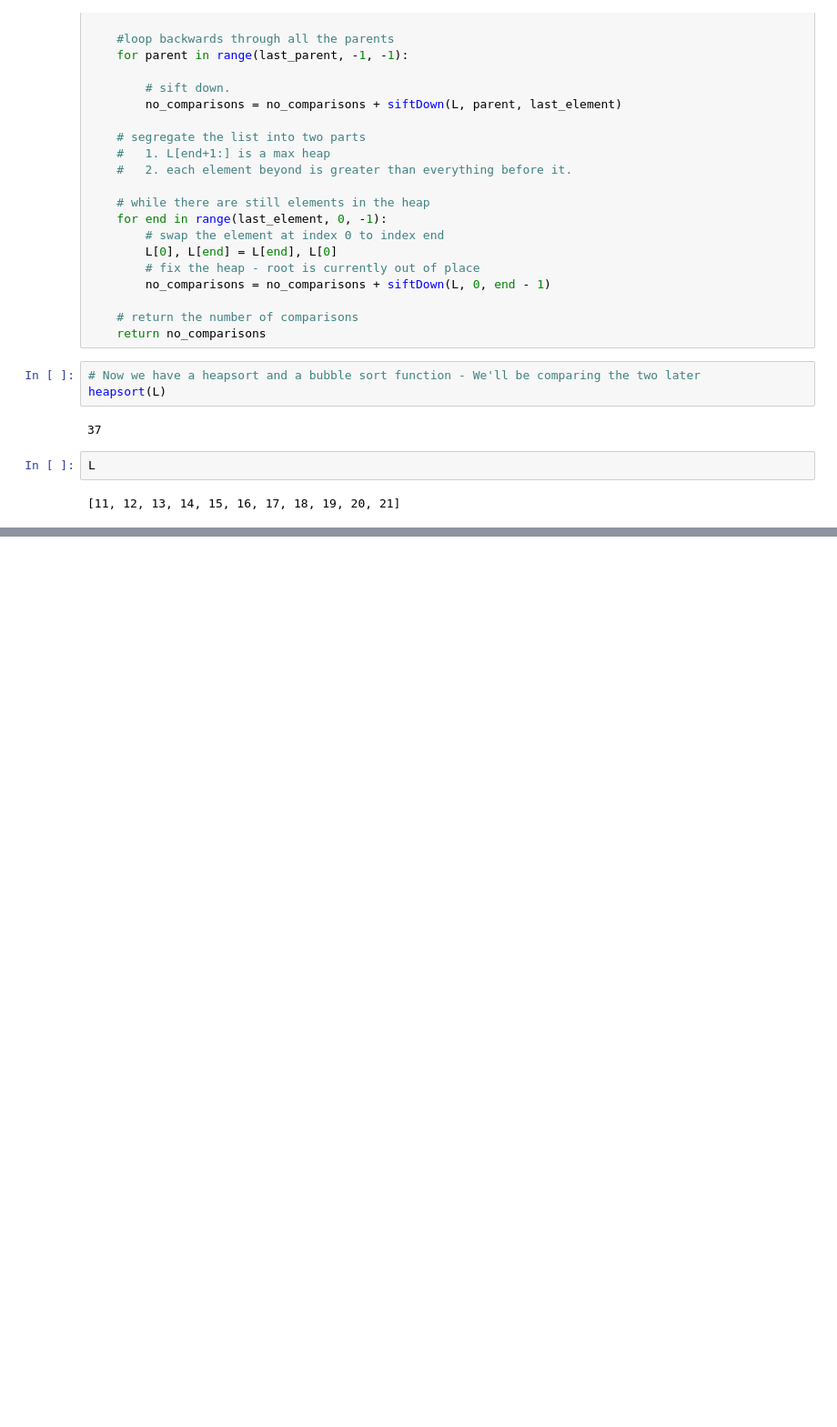
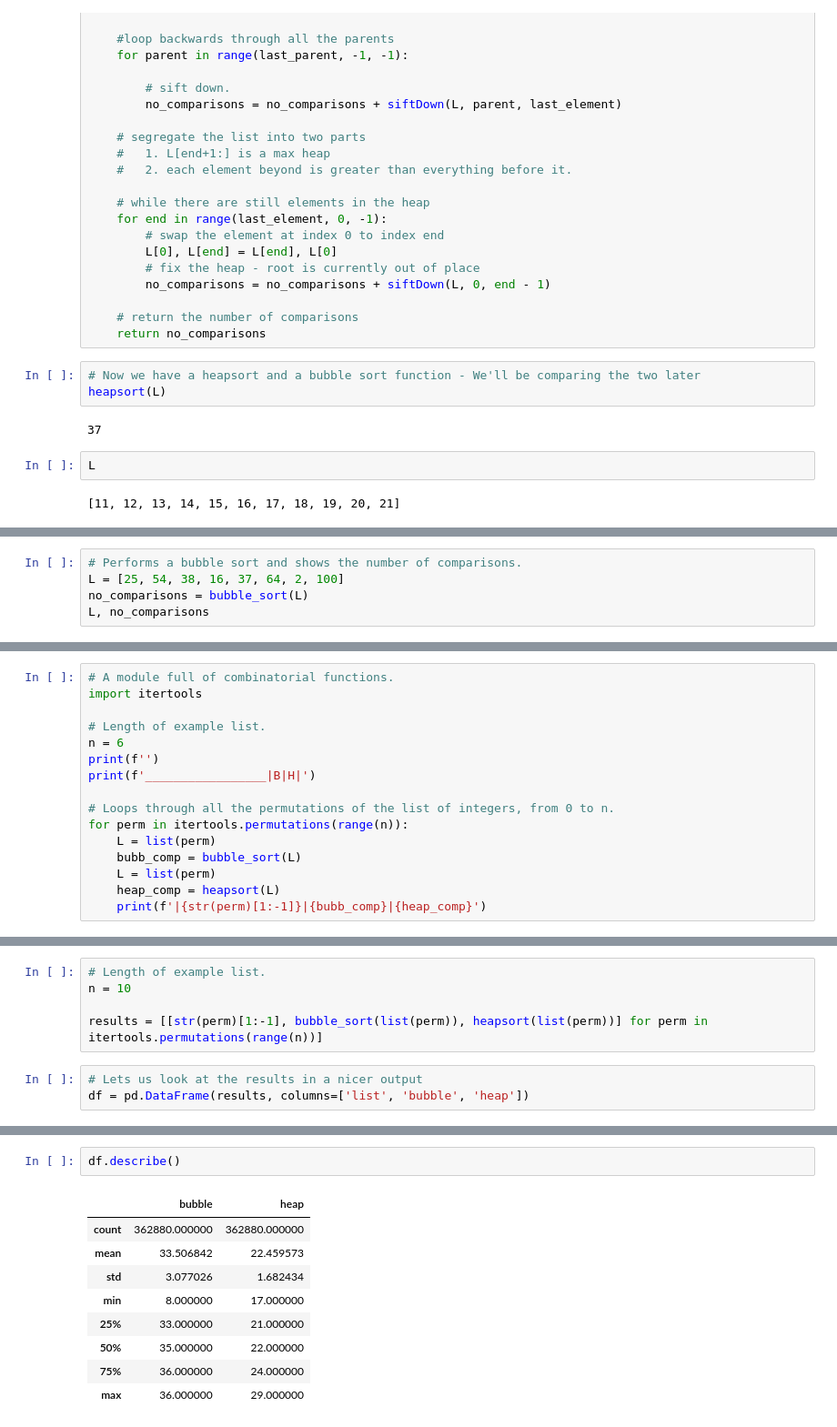
Before and after one commit to NatanTrosmanGMIT/GraphTheory, a Jupyter notebook: Heapsort.ipynb, the cells around one changed output, grey strips where cells are left out. Shown at 91% size. Drawn from its saved outputs; the diff is of its cells as text; blank space fills up the shorter version.

Commit message:
Updated Bubble sort and Comparing Algorithims.
Next im goin to work on visualization.

```diff
--- a/Heapsort.ipynb
+++ b/Heapsort.ipynb
@@ -390,0 +415,5 @@ L
+# %%
+# Performs a bubble sort and shows the number of comparisons.
+L = [25, 54, 38, 16, 37, 64, 2, 100]
+no_comparisons = bubble_sort(L)
+L, no_comparisons
@@ -390,0 +422,16 @@ L
+# %%
+# A module full of combinatorial functions.
+import itertools
+
+# Length of example list.
+n = 6
+print(f'')
+print(f'_________________|B|H|')
+
+# Loops through all the permutations of the list of integers, from 0 to n.
+for perm in itertools.permutations(range(n)):
+    L = list(perm)
+    bubb_comp = bubble_sort(L)
+    L = list(perm)
+    heap_comp = heapsort(L)
+    print(f'|{str(perm)[1:-1]}|{bubb_comp}|{heap_comp}')
@@ -390,0 +459,8 @@ L
+# %%
+# Length of example list.
+n = 10
+
+results = [[str(perm)[1:-1], bubble_sort(list(perm)), heapsort(list(perm))] for perm in itertools.permutations(range(n))]
+# %%
+# Lets us look at the results in a nicer output
+df = pd.DataFrame(results, columns=['list', 'bubble', 'heap'])
@@ -390,0 +476,12 @@ L
+# %%
+df.describe()
+# %% [output]
+|  | bubble | heap |
+| count | 362880.000000 | 362880.000000 |
+| mean | 33.506842 | 22.459573 |
+| std | 3.077026 | 1.682434 |
+| min | 8.000000 | 17.000000 |
+| 25% | 33.000000 | 21.000000 |
+| 50% | 35.000000 | 22.000000 |
+| 75% | 36.000000 | 24.000000 |
+| max | 36.000000 | 29.000000 |
```
Also changed, not shown: parts of 11 cells of this notebook.
